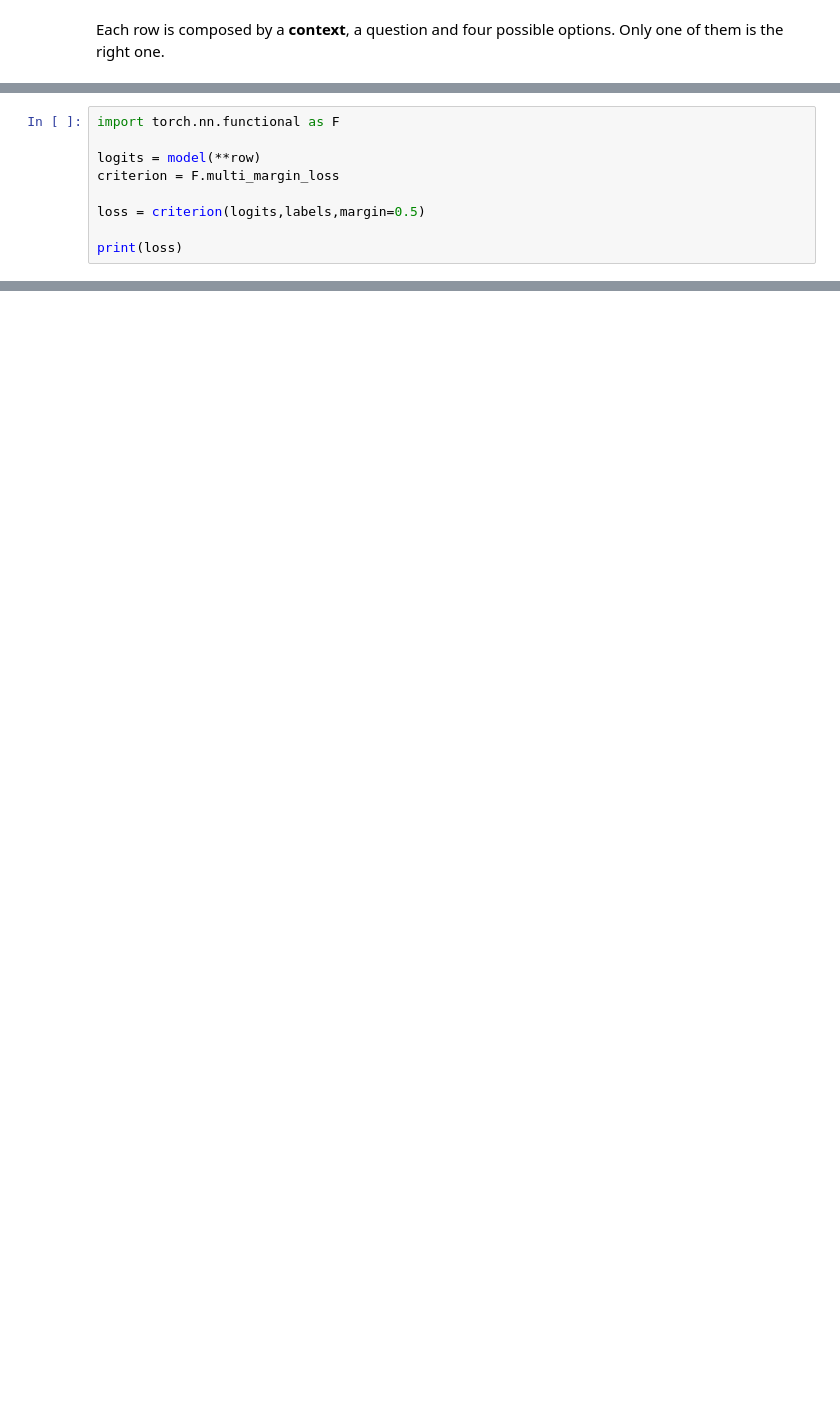
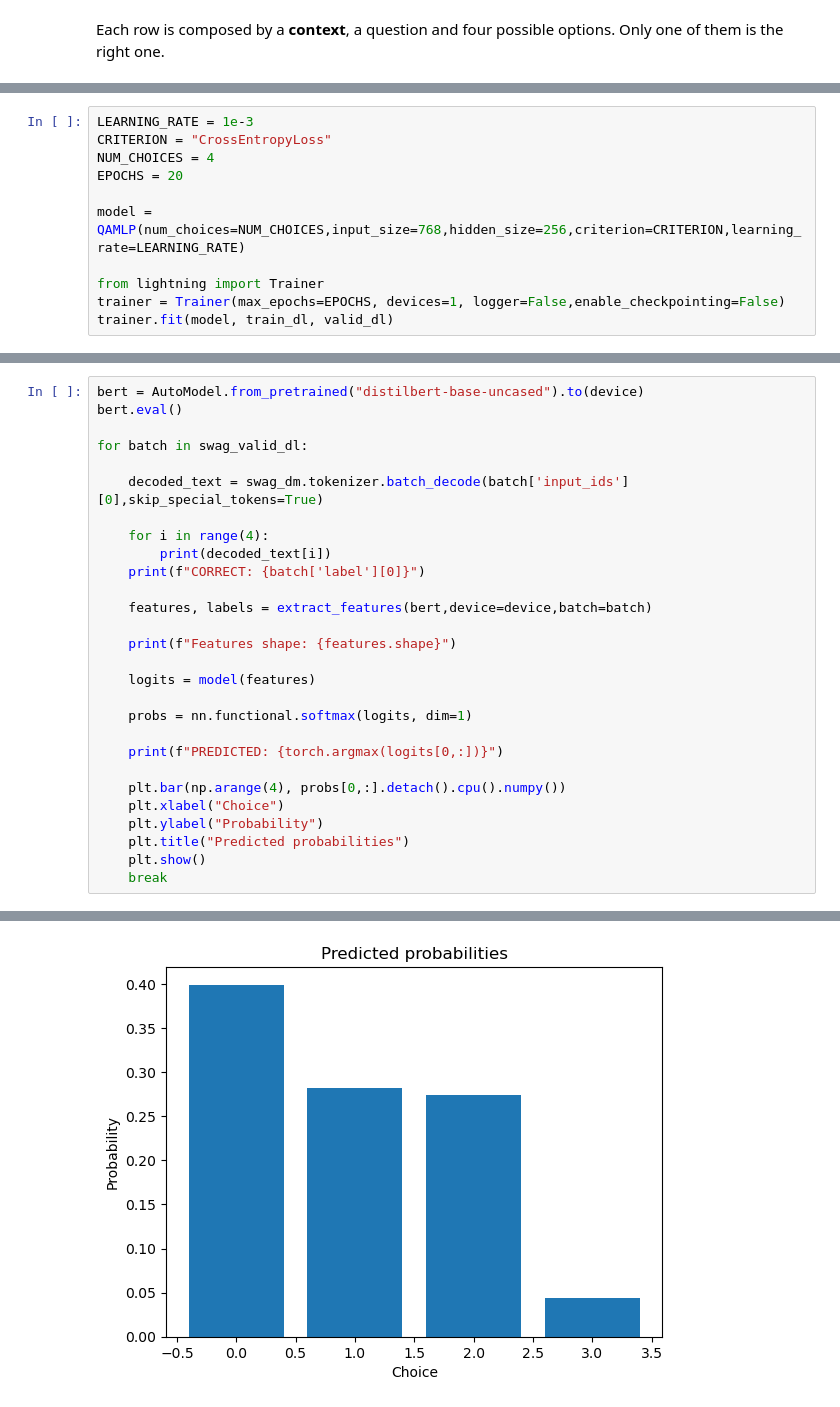
Before and after one commit to ciodar/deep-labs, a Jupyter notebook: lab2/Lab2-LLMs.ipynb, the cells around one changed output, grey strips where cells are left out. Saved outputs shown, nothing was run; the diff lists cells and outputs as text; blank space fills up the shorter version.

```diff
--- a/lab2/Lab2-LLMs.ipynb
+++ b/lab2/Lab2-LLMs.ipynb
@@ -335,9 +425,0 @@ $$\text{loss}(x_1, x_2, y) = \max(0, -y * (x_1 - x_2) + \text{margin})$$
-# %%
-import torch.nn.functional as F
-
-logits = model(**row)
-criterion = F.multi_margin_loss
-
-loss = criterion(logits,labels,margin=0.5)
-
-print(loss)
@@ -399,0 +435,11 @@ tensor([2, 1, 3, 1, 2, 0, 1, 2]) tensor([1, 0, 1, 3, 0, 3, 2, 0])
+# %%
+LEARNING_RATE = 1e-3
+CRITERION = "CrossEntropyLoss"
+NUM_CHOICES = 4
+EPOCHS = 20
+
+model = QAMLP(num_choices=NUM_CHOICES,input_size=768,hidden_size=256,criterion=CRITERION,learning_rate=LEARNING_RATE)
+
+from lightning import Trainer
+trainer = Trainer(max_epochs=EPOCHS, devices=1, logger=False,enable_checkpointing=False)
+trainer.fit(model, train_dl, valid_dl)
@@ -399,0 +469,29 @@ tensor([2, 1, 3, 1, 2, 0, 1, 2]) tensor([1, 0, 1, 3, 0, 3, 2, 0])
+# %%
+bert = AutoModel.from_pretrained("distilbert-base-uncased").to(device)
+bert.eval()
+
+for batch in swag_valid_dl:
+
+    decoded_text = swag_dm.tokenizer.batch_decode(batch['input_ids'][0],skip_special_tokens=True)
+
+    for i in range(4):
+        print(decoded_text[i])
+    print(f"CORRECT: {batch['label'][0]}")
+
+    features, labels = extract_features(bert,device=device,batch=batch)
+
+    print(f"Features shape: {features.shape}")
+
+    logits = model(features)
+
+    probs = nn.functional.softmax(logits, dim=1)
+
+    print(f"PREDICTED: {torch.argmax(logits[0,:])}")
+
+    plt.bar(np.arange(4), probs[0,:].detach().cpu().numpy())
+    plt.xlabel("Choice")
+    plt.ylabel("Probability")
+    plt.title("Predicted probabilities")
+    plt.show()
+    break
+# %% [output]
@@ -399,0 +508 @@ tensor([2, 1, 3, 1, 2, 0, 1, 2]) tensor([1, 0, 1, 3, 0, 3, 2, 0])
+[figure, added]
```
Also changed, not shown: parts of 50 cells of this notebook, 4 other files.
